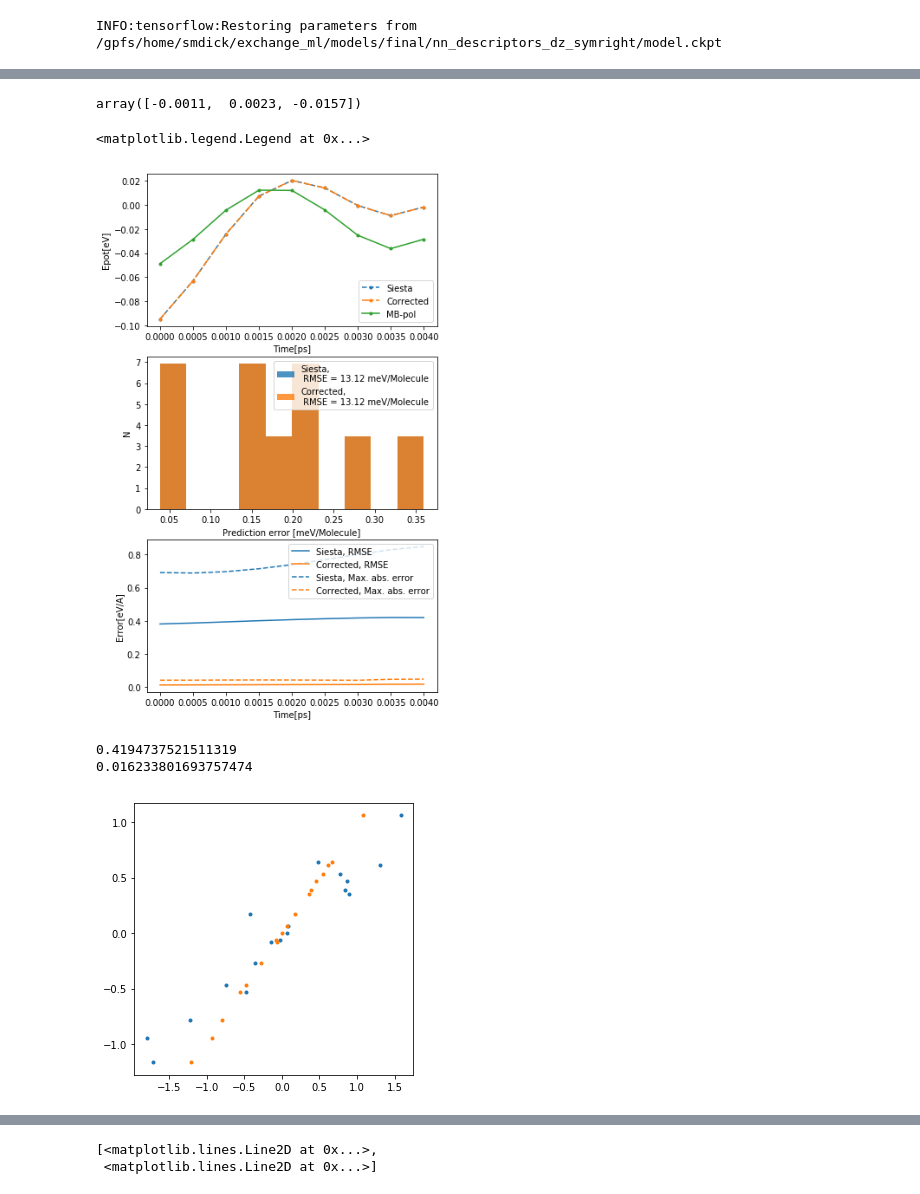
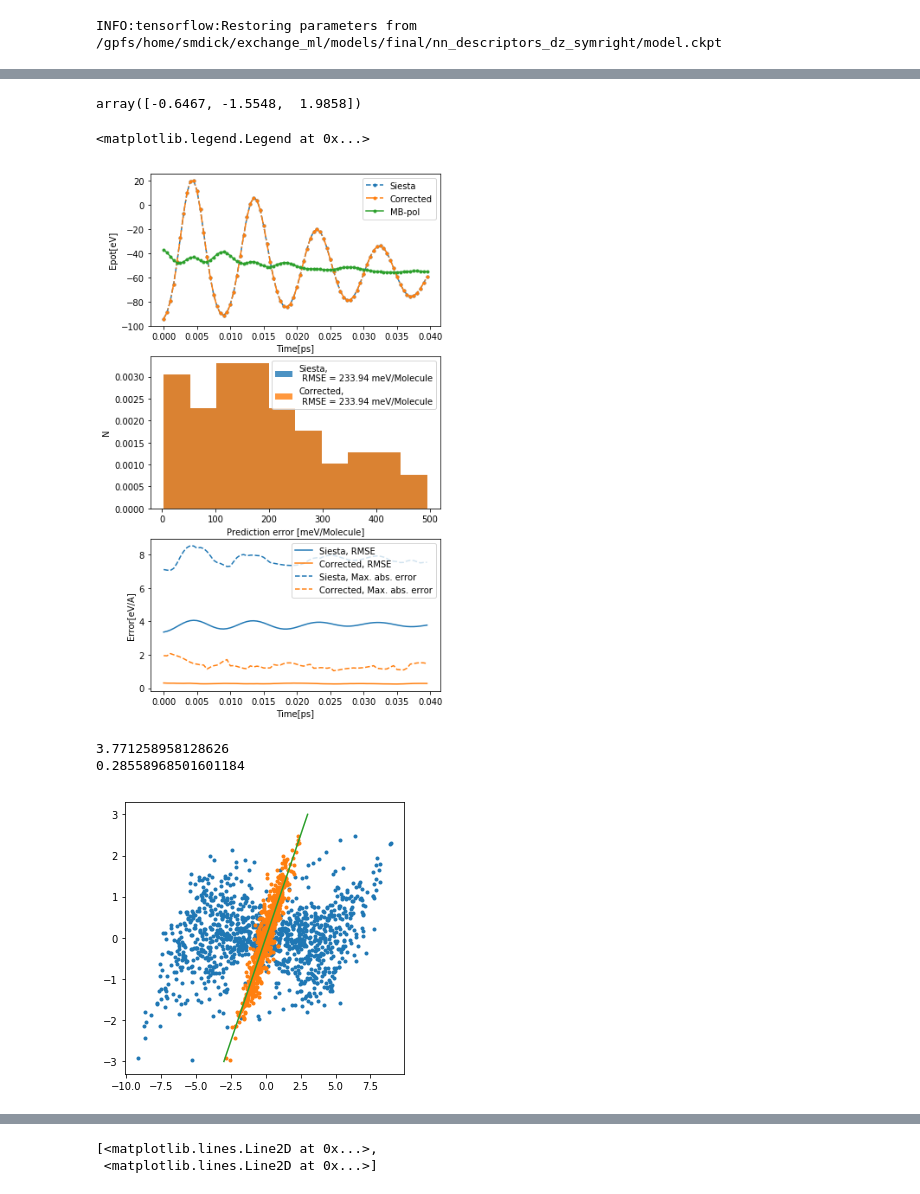
Before and after one commit to semodi/mlcf, a Jupyter notebook: analysis/test_along_traj.ipynb, the cells around one changed output, grey strips where cells are left out. Drawn from its saved outputs; the diff is of its cells as text; code cells hidden in the pictures.

```diff
--- a/analysis/test_along_traj.ipynb
+++ b/analysis/test_along_traj.ipynb
@@ -18,9 +18,9 @@ Using TensorFlow backend.
 # %%
 basis = 'dz_custom'
 features = 'descr'
-path = '/gpfs/scratch/smdick/new/force_test/dz_to_mbp_dimer_new/'
+path = '/gpfs/scratch/smdick/bugfix/md_siesta_uftombp_inf/'
 every = 1
-end = 10000000
+end = 100
 # %%
 #Load relevant models
 
@@ -65,7 +65,7 @@ def shrink_file(path, block_size, every):
                     line = infile.readline()
 # %%
 # Load data
-n_mol = 2
+n_mol = 128
 
 if features == 'descr':
 #     n_o_orb = 50
@@ -78,7 +78,8 @@ else:
 
 
 # shrink_file(path + '/siesta/features.dat', 128 * (n_o_orb + 2 * n_h_orb), every)
-# shrink_file(path + '/siesta/forces_siesta.dat', 128 * 3, every)
+# shrink_file(path + '/siesta/forces_siesta.dat', 128 * 3, eversavefig('../figs/rdfs_uftodz.eps', bbox_inches = 'tight')
+# savefig('../figs/rdfs_uftodz.pdf', bbox_inches = 'tight')y)
 # shrink_file(path + '/siesta/forces_corrected.dat', 128 * 3, every)
 
 # feat =  np.genfromtxt(path +'/siesta/features_small.dat').reshape(-1,128,n_o_orb + 2 * n_h_orb)
@@ -100,7 +101,7 @@ array([-0.001 ,  0.0023, -0.0156])
 # %%
 np.sum(forces_corrected[-1].reshape(-1,3), axis =0)
 # %% [output]
-array([-0.0011,  0.0023, -0.0157])
+array([-0.6467, -1.5548,  1.9858])
 # %%
 # Calculate reference data
 forces_mbpol = []
@@ -192,7 +193,7 @@ legend()
 # savefig('../figs/{}_errors.eps'.format(path[path.rfind('/',0,-2)+1:-1]))
 # %% [output]
 <matplotlib.legend.Legend at 0x...>
-[figure, old version]
+[figure, new version]
 # %%
 if features == 'descr':
     symmetry = np.genfromtxt('../symmetry.dat')
@@ -203,17 +204,18 @@ scaler = pickle.load(open('/gpfs/home/smdick/exchange_ml/models/final/scaler_O',
 # %%
 figsize(5,5)
 i = -1
 # corrections = xcml.use_force_model(scaler.transform(feat[i]), krr_O, krr_H, n_o_orb, n_h_orb, True, coords[i], sym = symmetry,
 #                                    which_sym = [2])
 # corrections = xcml.use_force_model_fd(feat[i], krr_O_dx, krr_H_dx,nn, n_o_orb, n_h_orb, True, coords[i], sym = 0)
 plot(forces_siesta[i].flatten(), forces_mbpol[i].flatten(), ls = '', marker = '.')
 plot(forces_corrected[i].flatten(), forces_mbpol[i].flatten(),ls = '', marker = '.')
+plot([-3,3],[-3,3])
 # plot(forces_siesta[i].flatten() - corrections.flatten(), forces_mbpol[i].flatten(),ls = '', marker = '.')
 print(np.std(forces_siesta[i].flatten() - forces_mbpol[i].flatten()))
 print(np.std(forces_corrected[i].flatten() - forces_mbpol[i].flatten()))
 # print(np.std(forces_siesta[i].flatten() - corrections.flatten() - forces_mbpol[i].flatten()))
 # %% [output]
-0.4194737521511319
-0.016233801693757474
+3.771258958128626
+0.28558968501601184
-[figure, old version]
+[figure, new version]
 # %%
```
Also changed, not shown: parts of 8 cells of this notebook, 4 other files.
